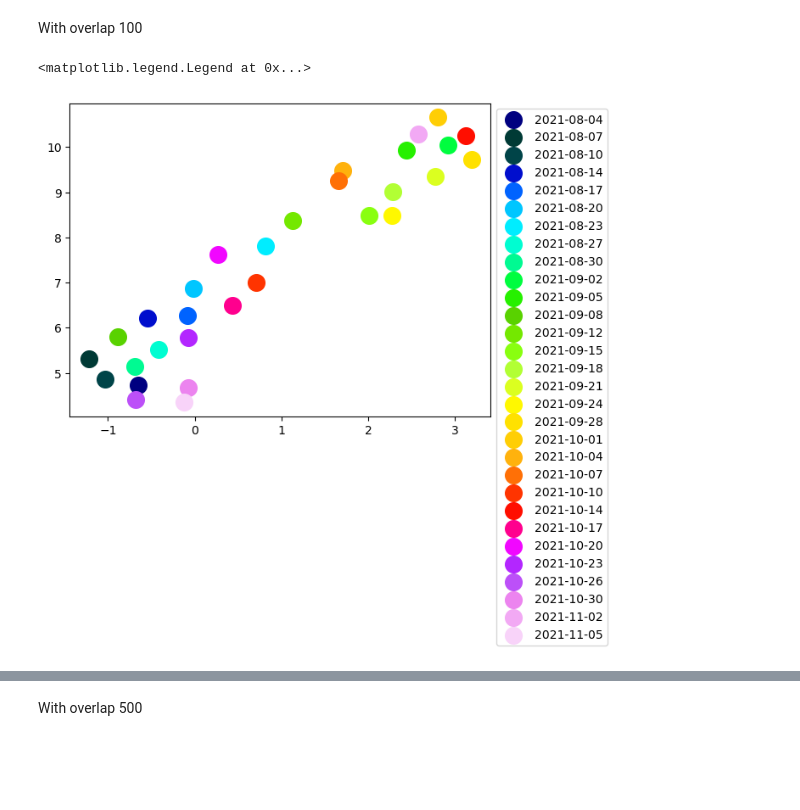
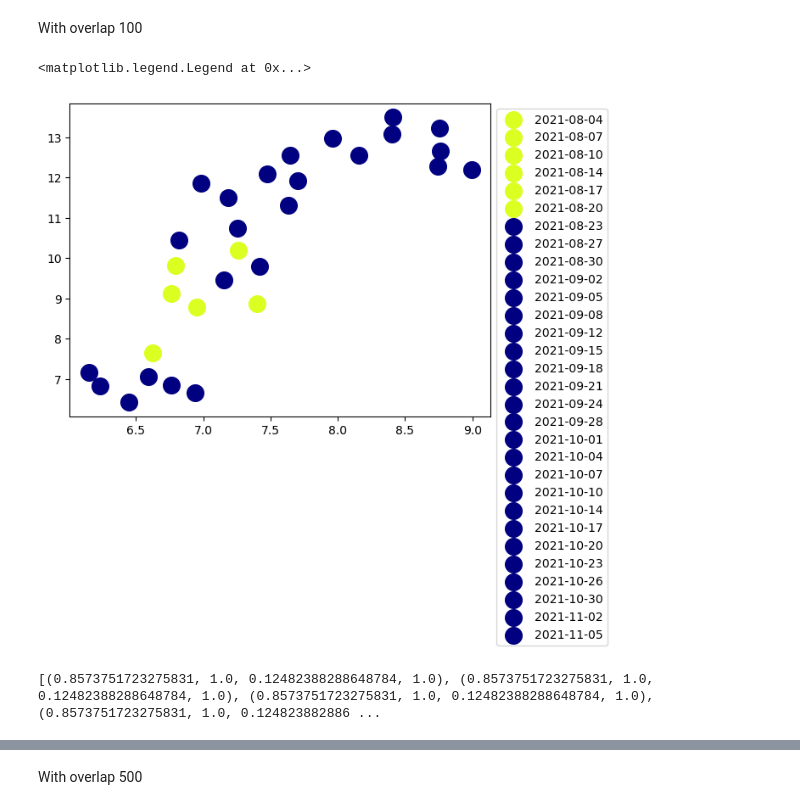
Before and after one commit to AliBagheriNejad/SDSFD, a Jupyter notebook: test_2.ipynb, the cells around one changed output, grey strips where cells are left out. Cells and saved outputs as stored; diff of their text form; code cells hidden in the pictures; blank space fills up the shorter version.

```diff
--- a/test_2.ipynb
+++ b/test_2.ipynb
@@ -13,7 +13,7 @@ device = torch.device('cpu')
 # %%
 # Create datasets
 df = read_source(
-    '/home/fdi/AliBagheriNejad/Thesis/MECO/data/vib_case_dataset_ICMS Dataset.xlsx',
+    r'F:\thesis\Thesis\Thesis\MECO\data/vib_case_dataset_ICMS Dataset.xlsx',
     show_columns=False
 )
 
@@ -55,15 +55,16 @@ X_scaled = np.zeros(shape=(df1.shape[0], df2.shape[1], 2))
 X_scaled_self = np.zeros(shape=(df1.shape[0], df2.shape[1], 2))
 df_list = [df1,df2]
 
-s_dir = '/home/fdi/AliBagheriNejad/Thesis/MECO/code/TLT/weights/scaler'
+s_dir = r'F:\thesis\Thesis\Thesis\MECO\code\TLT\weights/scaler'
 
+s_names = ['scaler_f_3_final.pkl' , 'scaler_d_3_fianl.pkl']
 
 for i in range(X_scaled.shape[2]):
 
     scaler = joblib.load(
         os.path.join(
             s_dir,
-            f'scaler_p_mfda_01_{i}.pkl'
+            s_names[i]
         )
     )
 
@@ -115,7 +113,7 @@ model = Network(10,2, cons=2).to(device)
     # Mafaulda
 loaded_sd = torch.load(
         os.path.join(
-            '/home/fdi/AliBagheriNejad/Thesis/MECO/code/TLT/weights',
+            r'F:\thesis\Thesis\Thesis\MECO\code\TLT\weights',
             'mafda_test_1.pth'
         ), map_location=device
     )
@@ -152,5 +147,5 @@ To enable the following instructions: SSE4.1 SSE4.2 AVX AVX2 FMA, in other opera
 # %%
-umap_reducer = umap.UMAP(n_components=2, random_state=69)
+umap_reducer = umap.UMAP(n_components=2, random_state=69, n_neighbors=25)
 embeddings_self = umap_reducer.fit_transform(features_self)
 embeddings = umap_reducer.fit_transform(features)
 # %%
@@ -171,21 +166,28 @@ embeddings = umap_reducer.fit_transform(features)
 With overlap 100
 # %%
 # Self scaled
+
+
 for i in range(np.unique(labels).shape[0]):  # Assuming 10 classes
     indices = labels == np.unique(labels)[i]
     plt.scatter(
         embeddings_self[indices, 0],
         embeddings_self[indices, 1],
         label=f'{np.unique(labels)[i]}' ,
         s=200,
         alpha=1,
-        color=cmap(i/len(np.unique(labels)))
+        color=colors[i]
     )
 
 plt.legend(loc='upper left', bbox_to_anchor=(1,1))
 # %% [output]
 <matplotlib.legend.Legend at 0x...>
-[figure, old version]
+[figure, new version]
+# %%
+colors = [cmap(0)  if i>13 else cmap(0.5) for i in range(len(labels))]
+print(colors)
+# %% [output]
+[(0.8573751723275831, 1.0, 0.12482388288648784, 1.0), (0.8573751723275831, 1.0, 0.12482388288648784, 1.0), (0.8573751723275831, 1.0, 0.12482388288648784, 1.0), (0.8573751723275831, 1.0, 0.124823882886 ...
 # %%
 for i in range(np.unique(labels).shape[0]):  # Assuming 10 classes
     indices = labels == np.unique(labels)[i]
```
Also changed, not shown: parts of 37 cells of this notebook, 5 other files.
